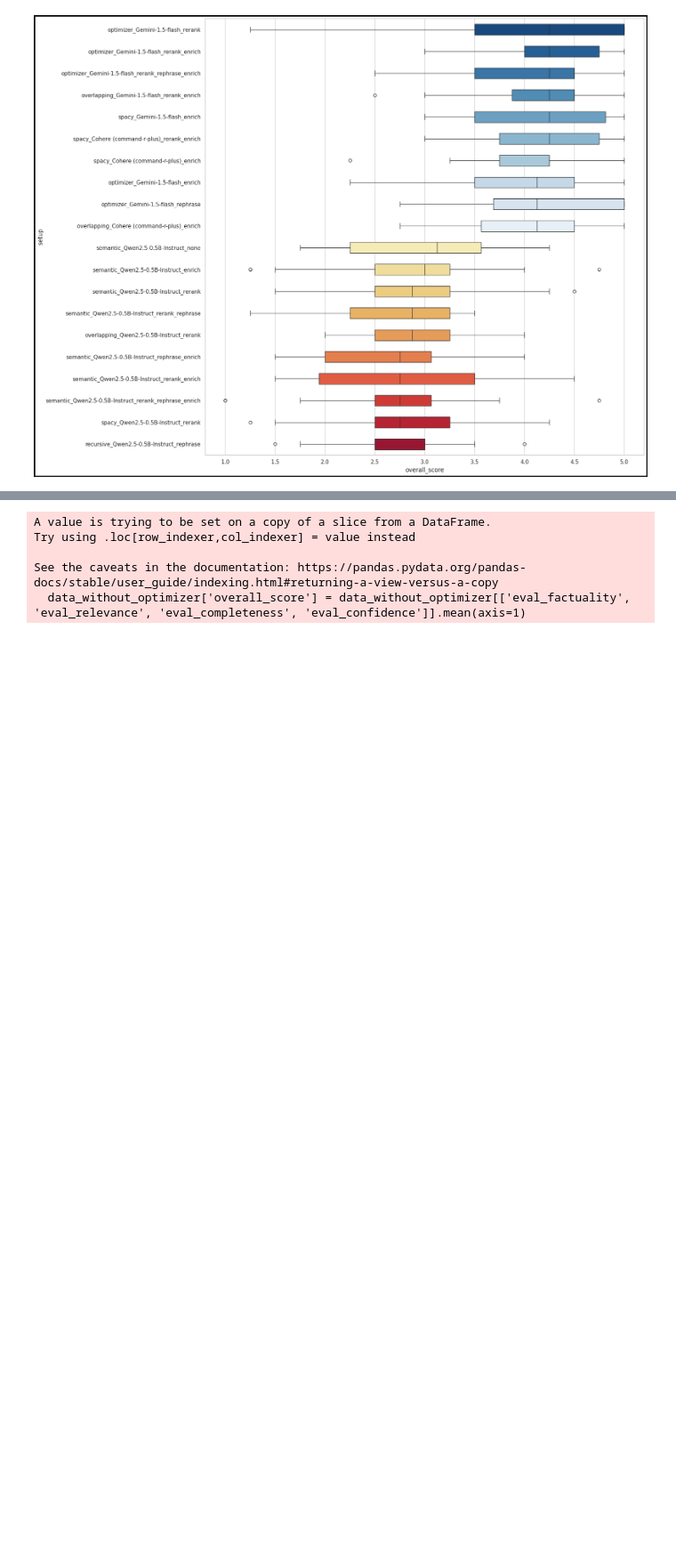
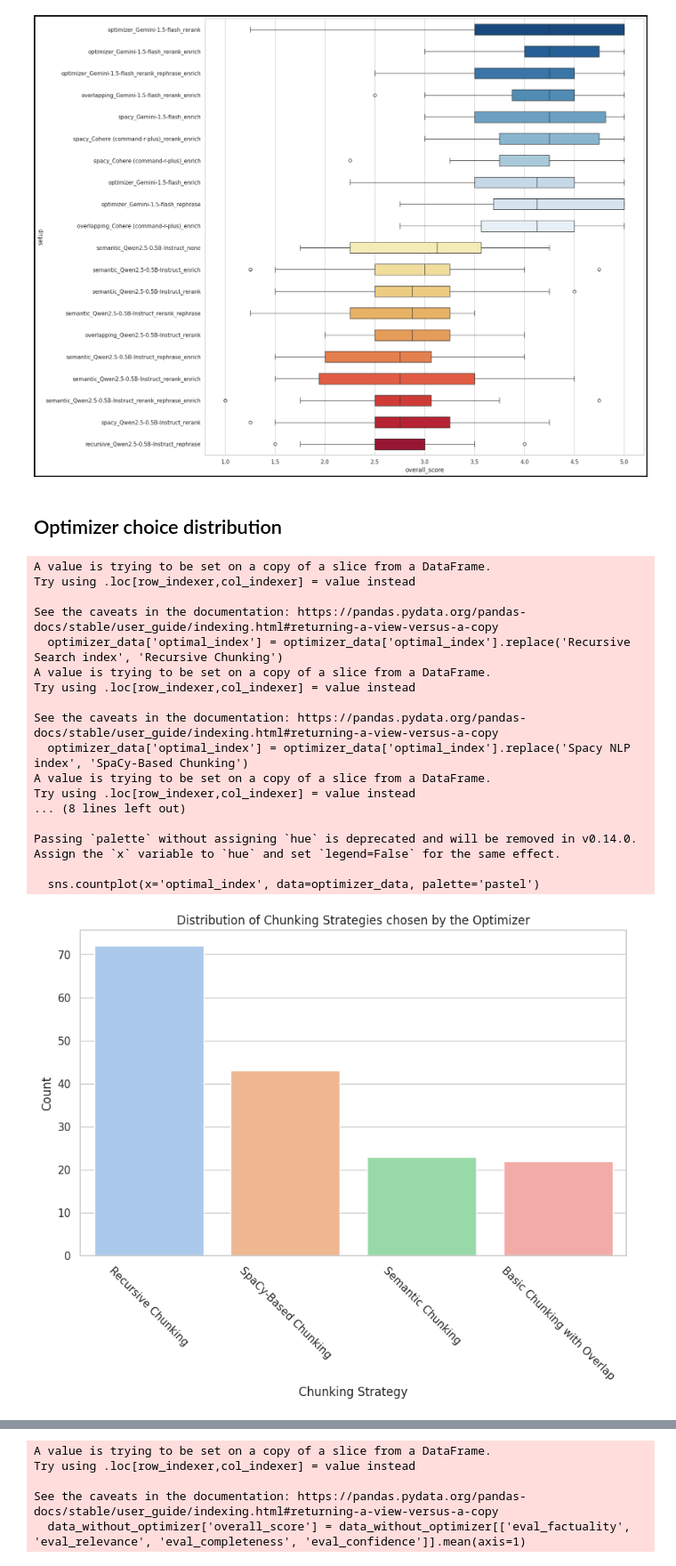
Before and after one commit to shachafha/Terms-and-Services-RAG, a Jupyter notebook: analyse_results.ipynb, the cells around one changed output, grey strips where cells are left out. Shown: that part at 89% size. Cells and saved outputs as stored; diff of their text form; code cells hidden in the pictures; blank space fills up the shorter version.

Commit message:
add graph and reorder analyse notebook

```diff
--- a/analyse_results.ipynb
+++ b/analyse_results.ipynb
@@ -141,3 +129,49 @@ Passing `palette` without assigning `hue` is deprecated and will be removed in v
 
   sns.boxplot(x='overall_score', y='setup', data=proccessed_data, orient='h', width=0.5, palette=color_mapping)
 [figure]
+# %% [markdown]
+## Optimizer choice distribution
+# %%
+# Filter data for optimizer configurations in RAG mode
+optimizer_data = all_data[all_data['optimizer'] & (all_data['mode'] == 'RAG')]
+
+# Replace occurrences of 'None' with meaningful names for the optimal_index
+# These replacements are made to give more intuitive labels for different chunking strategies
+optimizer_data['optimal_index'] = optimizer_data['optimal_index'].replace('Recursive Search index', 'Recursive Chunking')
+optimizer_data['optimal_index'] = optimizer_data['optimal_index'].replace('Spacy NLP index', 'SpaCy-Based Chunking')
+optimizer_data['optimal_index'] = optimizer_data['optimal_index'].replace('Semantic Match index', 'Semantic Chunking')
+optimizer_data['optimal_index'] = optimizer_data['optimal_index'].replace('Overlap Strategy index', 'Basic Chunking with Overlap')
+
+# Display the count of each unique value in the 'optimal_index' column
+# This provides insights into the distribution of different chunking strategies used in the optimization
+optimizer_data['optimal_index'].value_counts()
+
+plt.figure(figsize=(10, 6))
+plt.xticks(rotation=-45)
+# This will display the frequency of each chunking strategy used in the RAG system
+sns.countplot(x='optimal_index', data=optimizer_data, palette='pastel')
+plt.title("Distribution of Chunking Strategies chosen by the Optimizer")
+plt.xlabel("Chunking Strategy")
+plt.ylabel("Count")
+
+# Show the plot
+plt.show()
+# %% [output]
+A value is trying to be set on a copy of a slice from a DataFrame.
+Try using .loc[row_indexer,col_indexer] = value instead
+
+See the caveats in the documentation: https://pandas.pydata.org/pandas-docs/stable/user_guide/indexing.html#returning-a-view-versus-a-copy
+  optimizer_data['optimal_index'] = optimizer_data['optimal_index'].replace('Recursive Search index', 'Recursive Chunking')
+A value is trying to be set on a copy of a slice from a DataFrame.
+Try using .loc[row_indexer,col_indexer] = value instead
+
+See the caveats in the documentation: https://pandas.pydata.org/pandas-docs/stable/user_guide/indexing.html#returning-a-view-versus-a-copy
+  optimizer_data['optimal_index'] = optimizer_data['optimal_index'].replace('Spacy NLP index', 'SpaCy-Based Chunking')
+A value is trying to be set on a copy of a slice from a DataFrame.
+Try using .loc[row_indexer,col_indexer] = value instead
+... (8 lines left out)
+
+Passing `palette` without assigning `hue` is deprecated and will be removed in v0.14.0. Assign the `x` variable to `hue` and set `legend=False` for the same effect.
+
+  sns.countplot(x='optimal_index', data=optimizer_data, palette='pastel')
+[figure, added]
```
Also changed, not shown: parts of 34 cells of this notebook.
